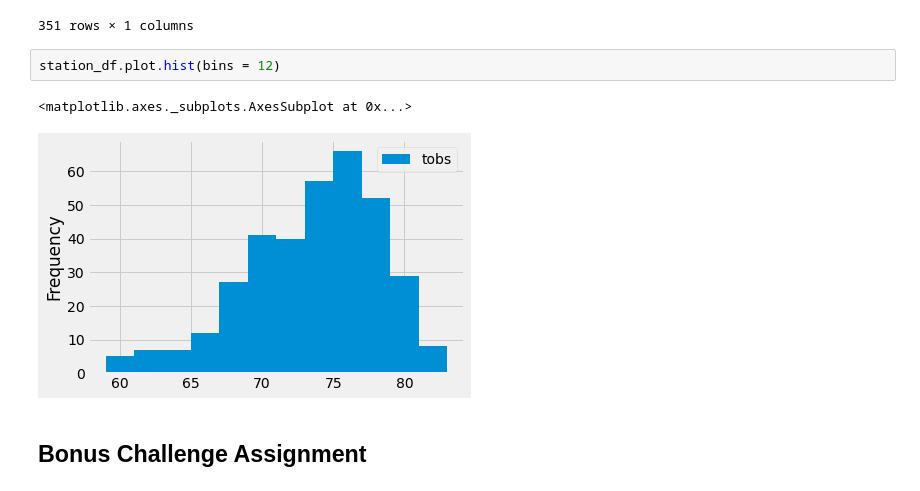
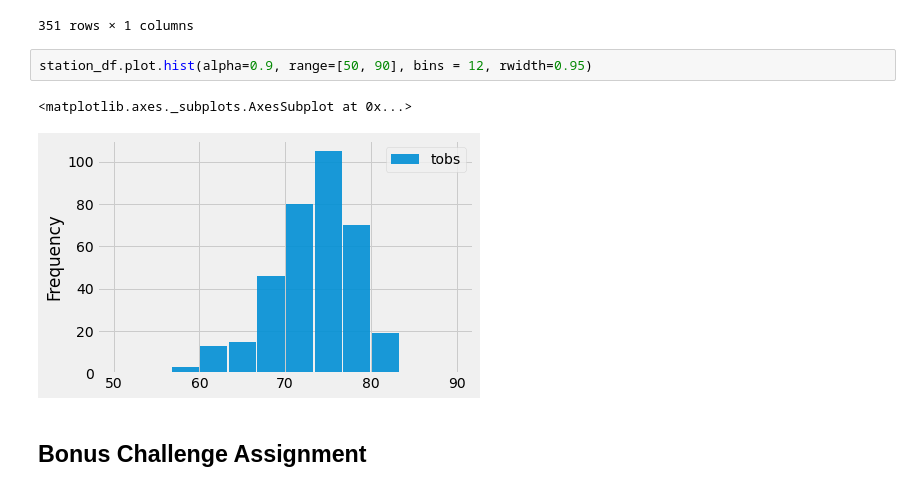
Before and after one commit to schoo424/sqlalchemy-challenge, a Jupyter notebook: climate_starter.ipynb, the cells around one changed output. Drawn from its saved outputs; the diff is of its cells as text.

```diff
--- a/climate_starter.ipynb
+++ b/climate_starter.ipynb
@@ -244,10 +263,10 @@ station_df
 | 350 | 79.0 |
 351 rows × 1 columns
 # %%
-station_df.plot.hist(bins = 12)
+station_df.plot.hist(alpha=0.9, range=[50, 90], bins = 12, rwidth=0.95)
 # %% [output]
 <matplotlib.axes._subplots.AxesSubplot at 0x...>
-[figure, old version]
+[figure, new version]
 # %% [markdown]
 ## Bonus Challenge Assignment
 # %%
```
Also changed, not shown: parts of 6 cells of this notebook.
